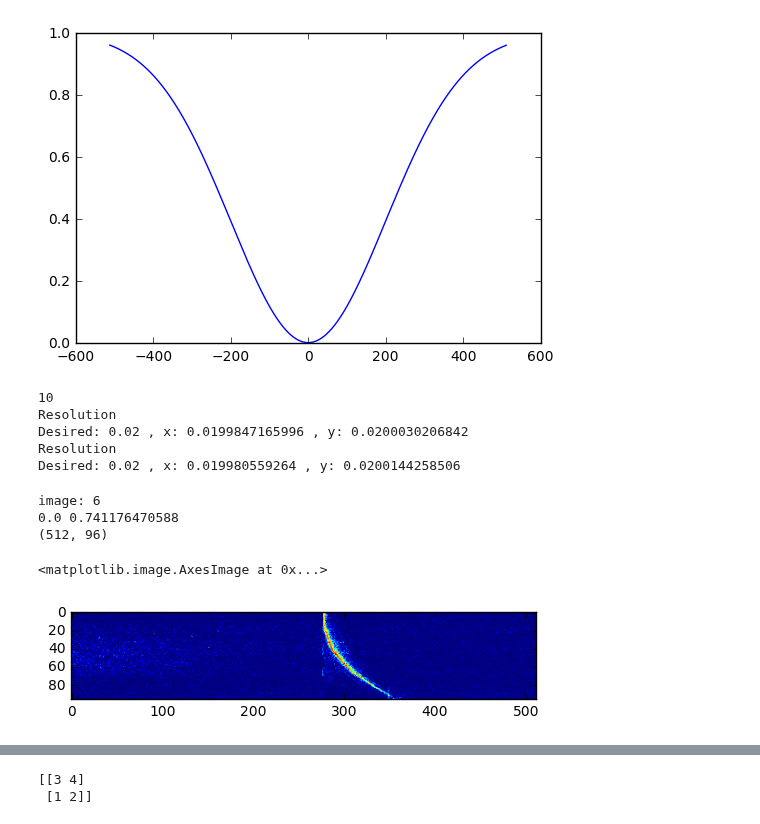
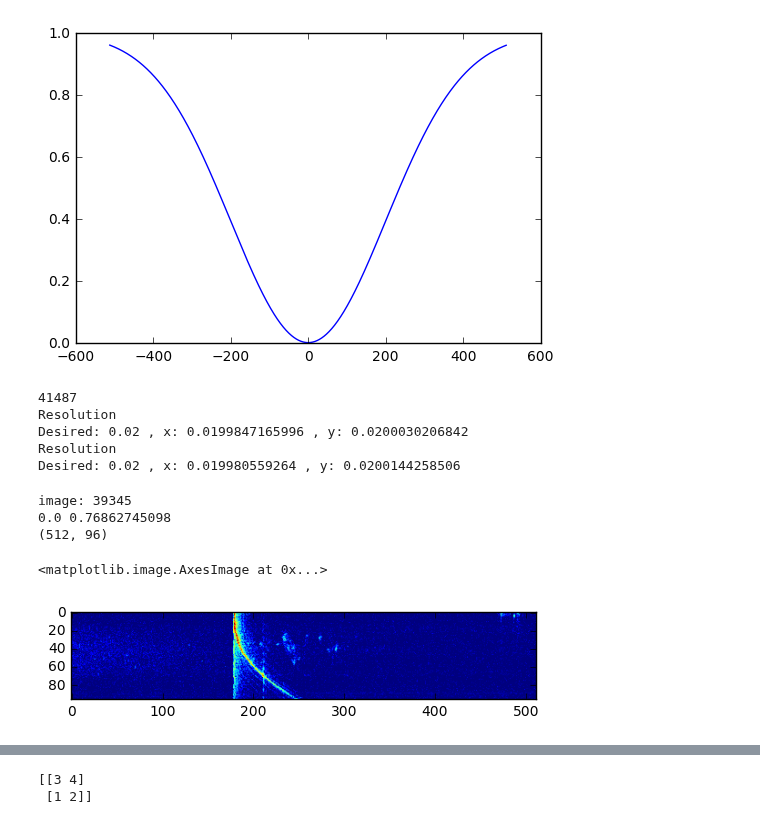
Before and after one commit to pvazteixeira/multibeam, a Jupyter notebook: feature-potts-dev.ipynb, the cells around one changed output, grey strips where cells are left out. Saved outputs shown, nothing was run; the diff lists cells and outputs as text; code cells hidden in the pictures.

```diff
--- a/feature-potts-dev.ipynb
+++ b/feature-potts-dev.ipynb
@@ -21,8 +21,8 @@ plt.plot(x,1-y)
 [<matplotlib.lines.Line2D at 0x...>]
 [figure]
 # %%
-image_list = glob('/home/pvt/Workspace/multibeam-classification/dataset-1/*raw.png') # window set to 2.25m to 11.25m
-# image_list = glob('/home/pvt/Workspace/multibeam/data/DIDSON/2016-07-19.11/*raw.png') # window set to 2.25m to 11.25m
+# image_list = glob('/home/pvt/Workspace/multibeam-classification/dataset-1/*raw.png') # window set to 2.25m to 11.25m
+image_list = glob('/home/pvt/Workspace/multibeam/data/DIDSON/2016-07-19.11/*raw.png') # window set to 2.25m to 11.25m
 print len(image_list)
 
 import cv2
@@ -32,7 +32,7 @@ from didson import Didson
 didson = Didson();
 didson.loadConfig('data/DIDSON/didson.json')
 # %% [output]
-10
+41487
 Resolution
 Desired: 0.02 , x: 0.0199847165996 , y: 0.0200030206842
 Resolution
@@ -40,20 +40,20 @@ Desired: 0.02 , x: 0.019980559264 , y: 0.0200144258506
 # %%
 idx = np.random.randint(0,len(image_list))
 # idx=30950
 # 40891 - reverb
 print 'image:',idx
 # img = imread(image_list[idx], as_grey=True)
 ping = cv2.imread(image_list[idx],cv2.CV_LOAD_IMAGE_GRAYSCALE)
-img = didson.deconvolve(ping)
-# img = ping
+# img = didson.deconvolve(ping)
+img = ping
 img = img.astype(np.float64)/255.0
 print np.amin(img), np.amax(img)
 print img.shape
 plt.imshow(img.transpose())
 # %% [output]
-image: 6
-0.0 0.741176470588
+image: 39345
+0.0 0.76862745098
 (512, 96)
 <matplotlib.image.AxesImage at 0x...>
-[figure, old version]
+[figure, new version]
 # %%
```
Also changed, not shown: parts of 2 cells of this notebook.
